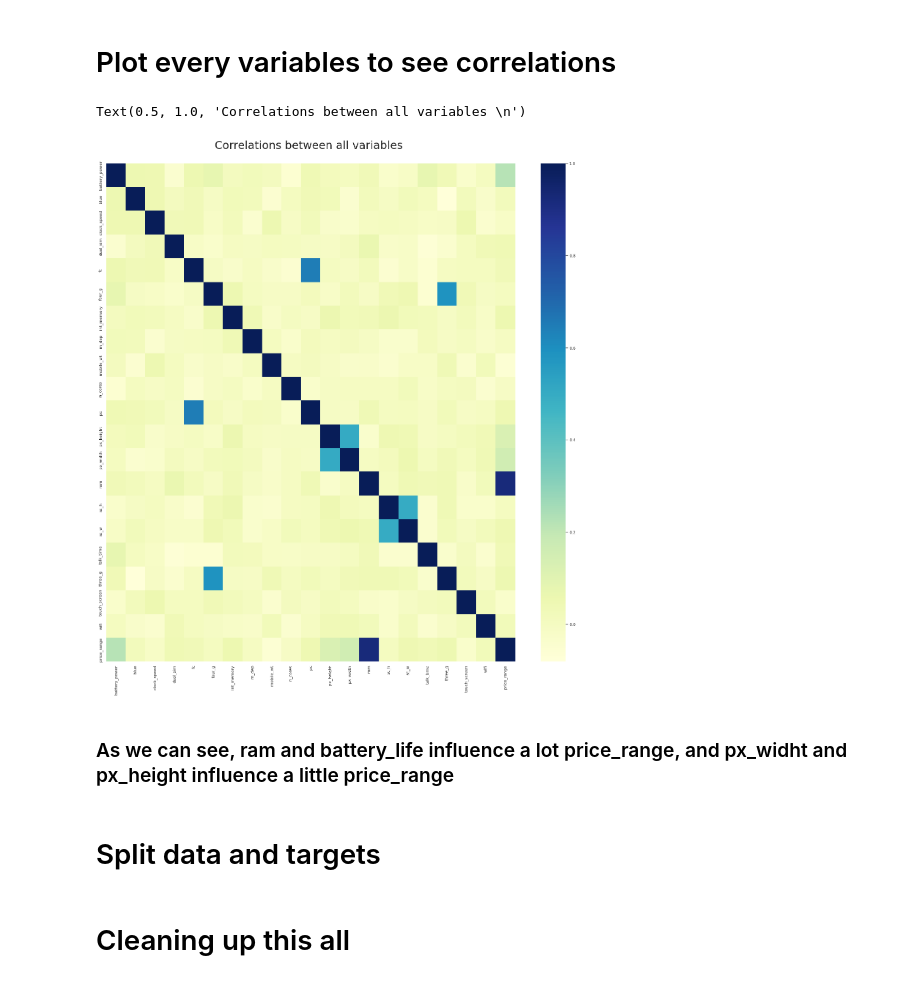
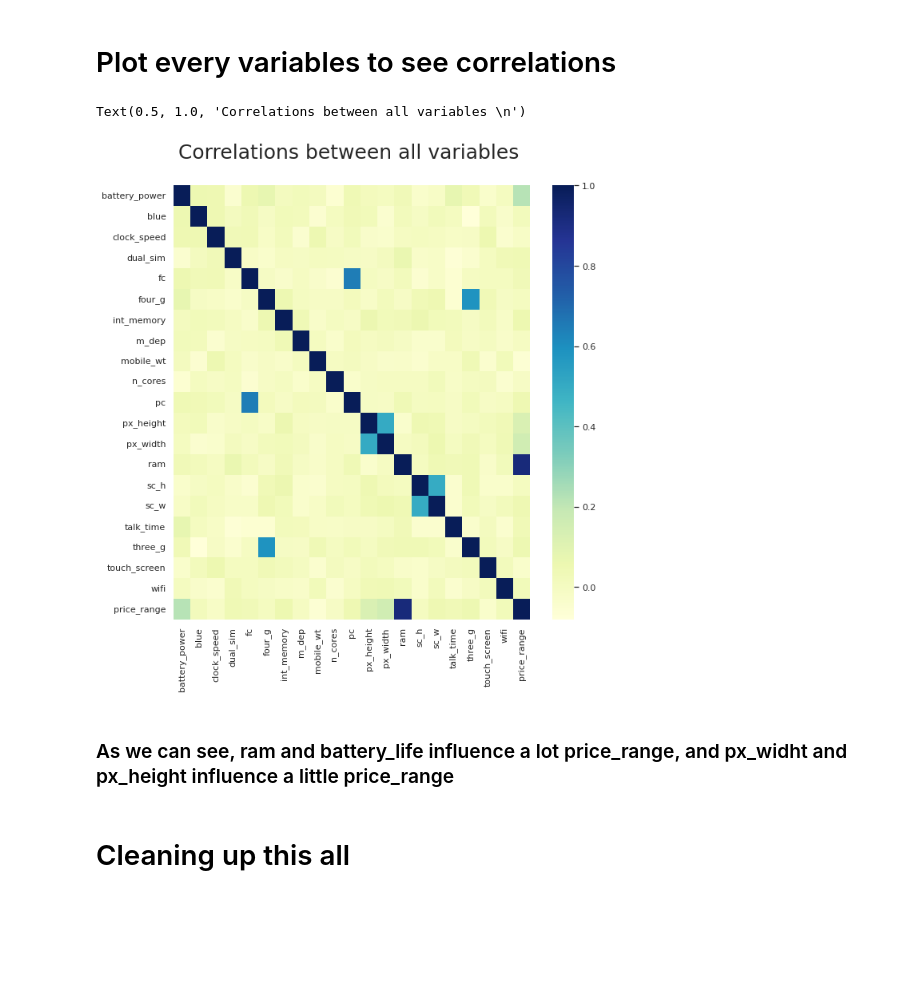
Before and after one commit to Meridolian/smartphone_classification, a Jupyter notebook: smartphones_classification.ipynb, the cells around one changed output. Saved outputs shown, nothing was run; the diff lists cells and outputs as text; code cells hidden in the pictures; blank space fills up the shorter version.

```diff
--- a/smartphones_classification.ipynb
+++ b/smartphones_classification.ipynb
@@ -148,14 +148,12 @@ Name: price_range, Length: 1000, dtype: int64
 # %%
 import seaborn as sns
 
 corr = df_train.corr()
-sns.set(rc = {'figure.figsize':(25, 25)})
+sns.set(rc={'figure.figsize':(10, 10)})
 correlations = sns.heatmap(corr, cmap="YlGnBu")
-correlations.set_title("Correlations between all variables \n", fontsize=30)
+correlations.set_title("Correlations between all variables \n", fontsize=25)
 # %% [output]
 Text(0.5, 1.0, 'Correlations between all variables \n')
-[figure, old version]
+[figure, new version]
 # %% [markdown]
 ### As we can see, ram and battery_life influence a lot price_range, and px_widht and px_height influence a little price_range
-# %% [markdown]
-# Split data and targets
```
Also changed, not shown: parts of 15 cells of this notebook.
